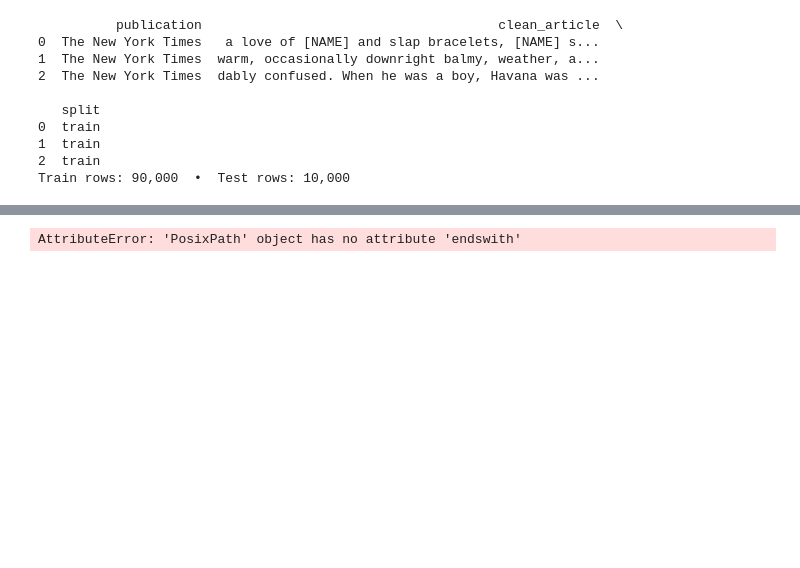
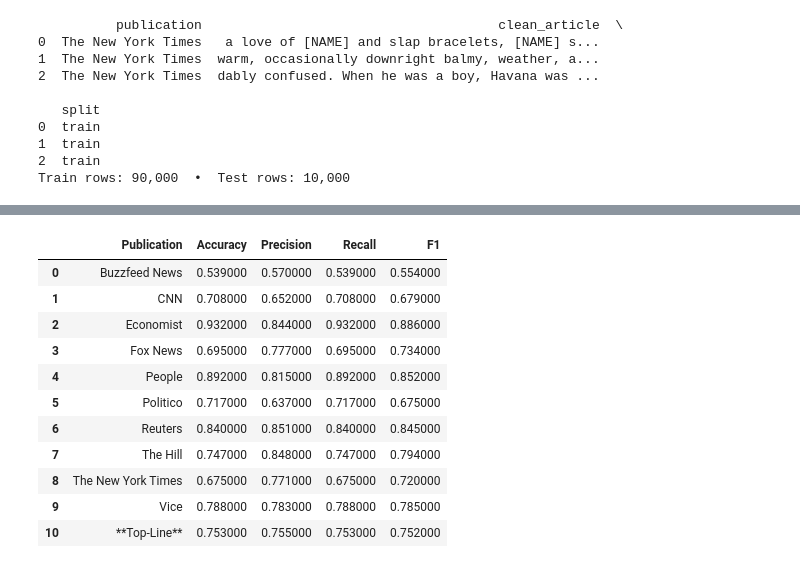
Before and after one commit to hunterschep/nlp-final-project, a Jupyter notebook: experiments/classic/word2vec/logistic_regression/logistic_regression.ipynb, the cells around one changed output, grey strips where cells are left out. Cells and saved outputs as stored; diff of their text form; code cells hidden in the pictures; blank space fills up the shorter version.

```diff
--- a/experiments/classic/word2vec/logistic_regression/logistic_regression.ipynb
+++ b/experiments/classic/word2vec/logistic_regression/logistic_regression.ipynb
@@ -182,10 +153,56 @@ display(acc_df.style.bar(subset=["accuracy"], vmin=0, vmax=1, color='#66c2a5'))
-# %%
-import joblib, pickle, pathlib
-MODEL_DIR = pathlib.Path("models"); MODEL_DIR.mkdir(exist_ok=True)
-
-w2v_model.save(MODEL_DIR / "news_w2v.model")
-joblib.dump(clf, MODEL_DIR / "logreg.pkl")
-pickle.dump(lbl, open(MODEL_DIR / "label_encoder.pkl", "wb"))
-print("Models saved to", MODEL_DIR.resolve())
-# %% [output]
-AttributeError: 'PosixPath' object has no attribute 'endswith'
+# %%
+from sklearn.metrics import precision_recall_fscore_support, accuracy_score
+
+# Compute per-class metrics
+precision, recall, f1, support = precision_recall_fscore_support(
+    y_test, y_pred, labels=range(len(lbl.classes_)), zero_division=0
+)
+
+# Compute accuracy per class (same as before using confusion matrix)
+from sklearn.metrics import confusion_matrix
+cm = confusion_matrix(y_test, y_pred, labels=range(len(lbl.classes_)))
+hits = cm.diagonal()
+total_true = cm.sum(axis=1)
+acc_per_class = hits / total_true
+
+# Create a DataFrame with all metrics
+metrics_df = pd.DataFrame({
+    "Publication": lbl.classes_,
+    "Accuracy": acc_per_class.round(3),
+    "Precision": precision.round(3),
+    "Recall": recall.round(3),
+    "F1": f1.round(3)
+}).sort_values("Publication")
+
+# Add a Top-Line summary row
+topline_precision, topline_recall, topline_f1, _ = precision_recall_fscore_support(
+    y_test, y_pred, average='macro', zero_division=0
+)
+topline_accuracy = accuracy_score(y_test, y_pred)
+
+topline = pd.DataFrame([{
+    "Publication": "**Top-Line**",
+    "Accuracy": round(topline_accuracy, 3),
+    "Precision": round(topline_precision, 3),
+    "Recall": round(topline_recall, 3),
+    "F1": round(topline_f1, 3)
+}])
+
+# Append Top-Line row
+metrics_df = pd.concat([metrics_df, topline], ignore_index=True)
+
+# Display
+display(metrics_df.style.bar(subset=["Accuracy", "Precision", "Recall", "F1"], vmin=0, vmax=1, color='#66c2a5'))
+# %% [output]
+|  | Publication | Accuracy | Precision | Recall | F1 |
+| 0 | Buzzfeed News | 0.539000 | 0.570000 | 0.539000 | 0.554000 |
+| 1 | CNN | 0.708000 | 0.652000 | 0.708000 | 0.679000 |
+| 2 | Economist | 0.932000 | 0.844000 | 0.932000 | 0.886000 |
+| 3 | Fox News | 0.695000 | 0.777000 | 0.695000 | 0.734000 |
+| 4 | People | 0.892000 | 0.815000 | 0.892000 | 0.852000 |
+| 5 | Politico | 0.717000 | 0.637000 | 0.717000 | 0.675000 |
+| 6 | Reuters | 0.840000 | 0.851000 | 0.840000 | 0.845000 |
+| 7 | The Hill | 0.747000 | 0.848000 | 0.747000 | 0.794000 |
+| 8 | The New York Times | 0.675000 | 0.771000 | 0.675000 | 0.720000 |
+| 9 | Vice | 0.788000 | 0.783000 | 0.788000 | 0.785000 |
+| 10 | **Top-Line** | 0.753000 | 0.755000 | 0.753000 | 0.752000 |
```
Also changed, not shown: parts of 3 cells of this notebook, 1 other file.
